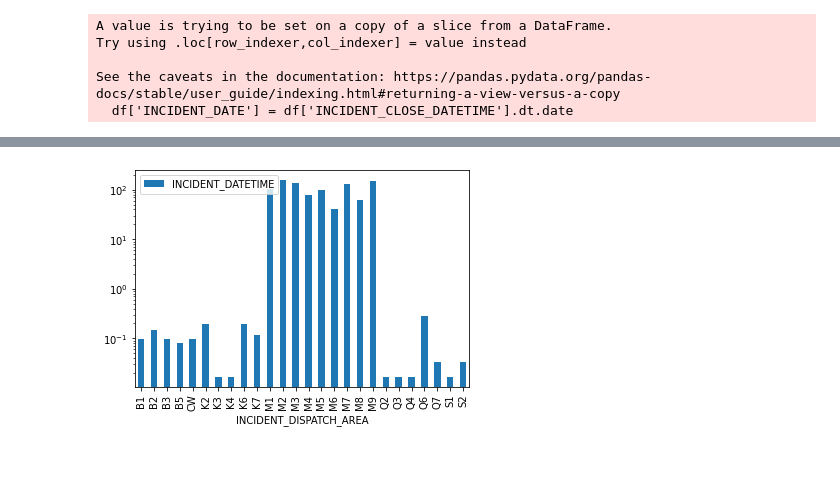
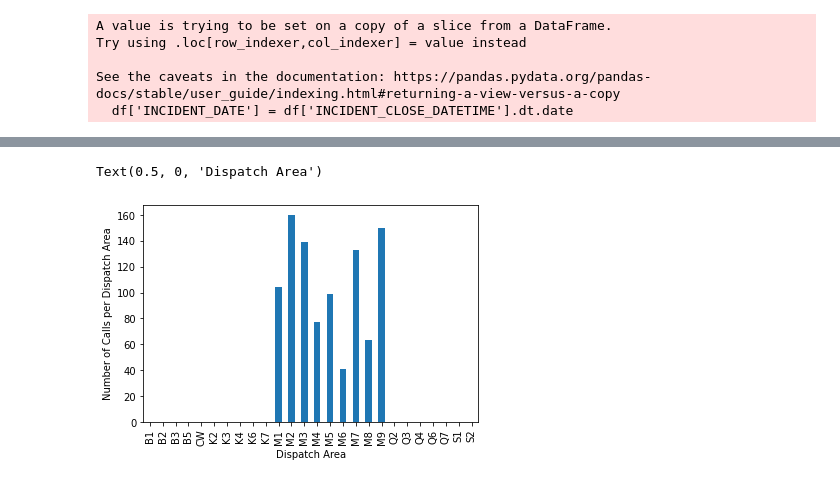
Before and after one commit to weintraubje/Resource-Allocation-of-Emergency-Medical-Services, a Jupyter notebook: main_notebookJH.ipynb, the cells around one changed output, grey strips where cells are left out. Drawn from its saved outputs; the diff is of its cells as text; code cells hidden in the pictures.

```diff
--- a/main_notebookJH.ipynb
+++ b/main_notebookJH.ipynb
@@ -62,9 +67,12 @@ df
 # %%
 
 y = df[['INCIDENT_DATETIME', 'INCIDENT_DISPATCH_AREA']].groupby('INCIDENT_DISPATCH_AREA').count()/61
-y.plot(kind='bar')
-plt.yscale('log')
+y.plot(kind='bar', legend=None)
+plt.ylabel('Number of Calls per Dispatch Area')
+plt.xlabel('Dispatch Area')
+#plt.yscale('log')
 # %% [output]
+Text(0.5, 0, 'Dispatch Area')
-[figure, old version]
+[figure, new version]
 # %%
 responsetime = df_copy[['INCIDENT_DATE', 'INCIDENT_RESPONSE_SECONDS_QY']].groupby('INCIDENT_DATE').count()
```
Also changed, not shown: parts of 5 cells of this notebook.
